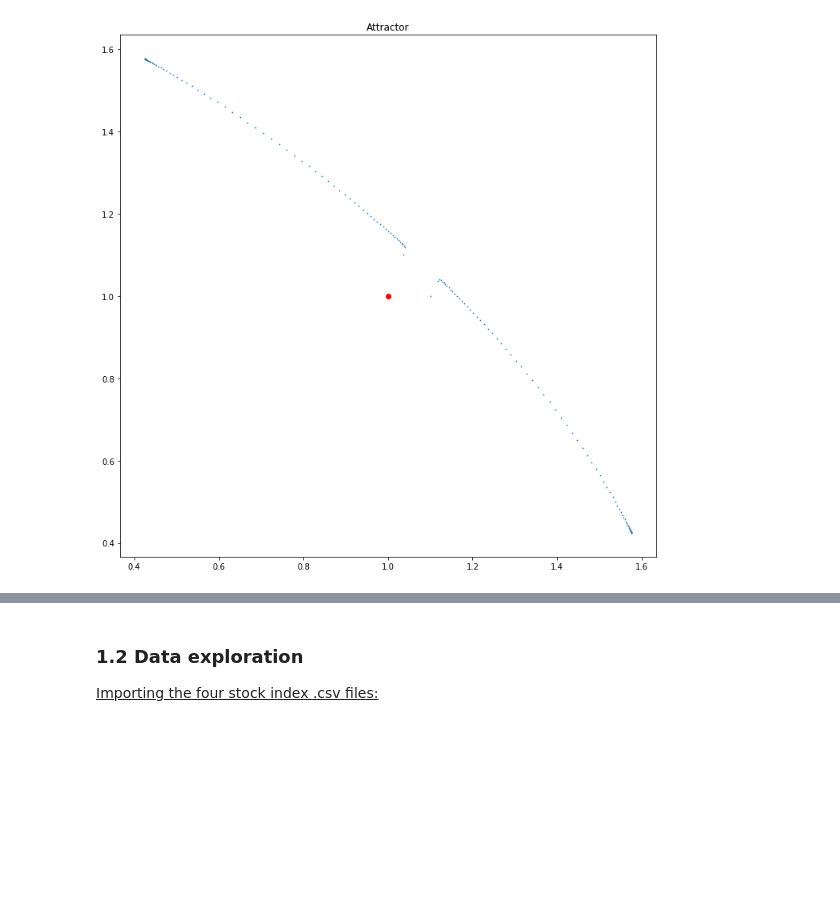
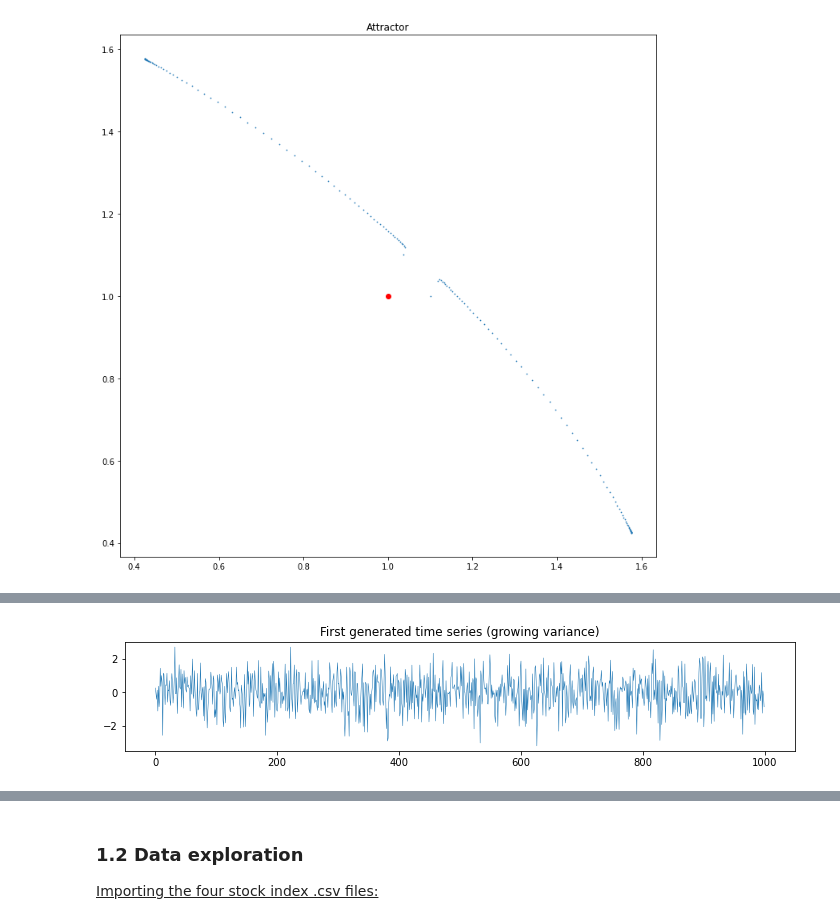
Before and after one commit to qlero/financial_crisis_prediction_homology, a Jupyter notebook: persistent_homology_TS.ipynb, the cells around one changed output, grey strips where cells are left out. Cells and saved outputs as stored; diff of their text form; code cells hidden in the pictures; blank space fills up the shorter version.

Commit message:
paper notes, white noise processes

```diff
--- a/persistent_homology_TS.ipynb
+++ b/persistent_homology_TS.ipynb
@@ -375,2 +467,10 @@ _ = noisy_henon_map(b=0.3, timestep=0.001, noise_intensity=1, x0=1, y0=1)
+# %%
+white_noise = white_noise_with_growing_var(10)[1][0, :]
+plt.figure(figsize=(12, 2))
+plt.plot(white_noise, linewidth=0.5)
+plt.title("First generated time series (growing variance)")
+plt.show()
+# %% [output]
+[figure, added]
 # %% [markdown]
 3. **White noises with Gamma-distributed inverse variance**:
```
Also changed, not shown: parts of 11 cells of this notebook, 1 other file.
